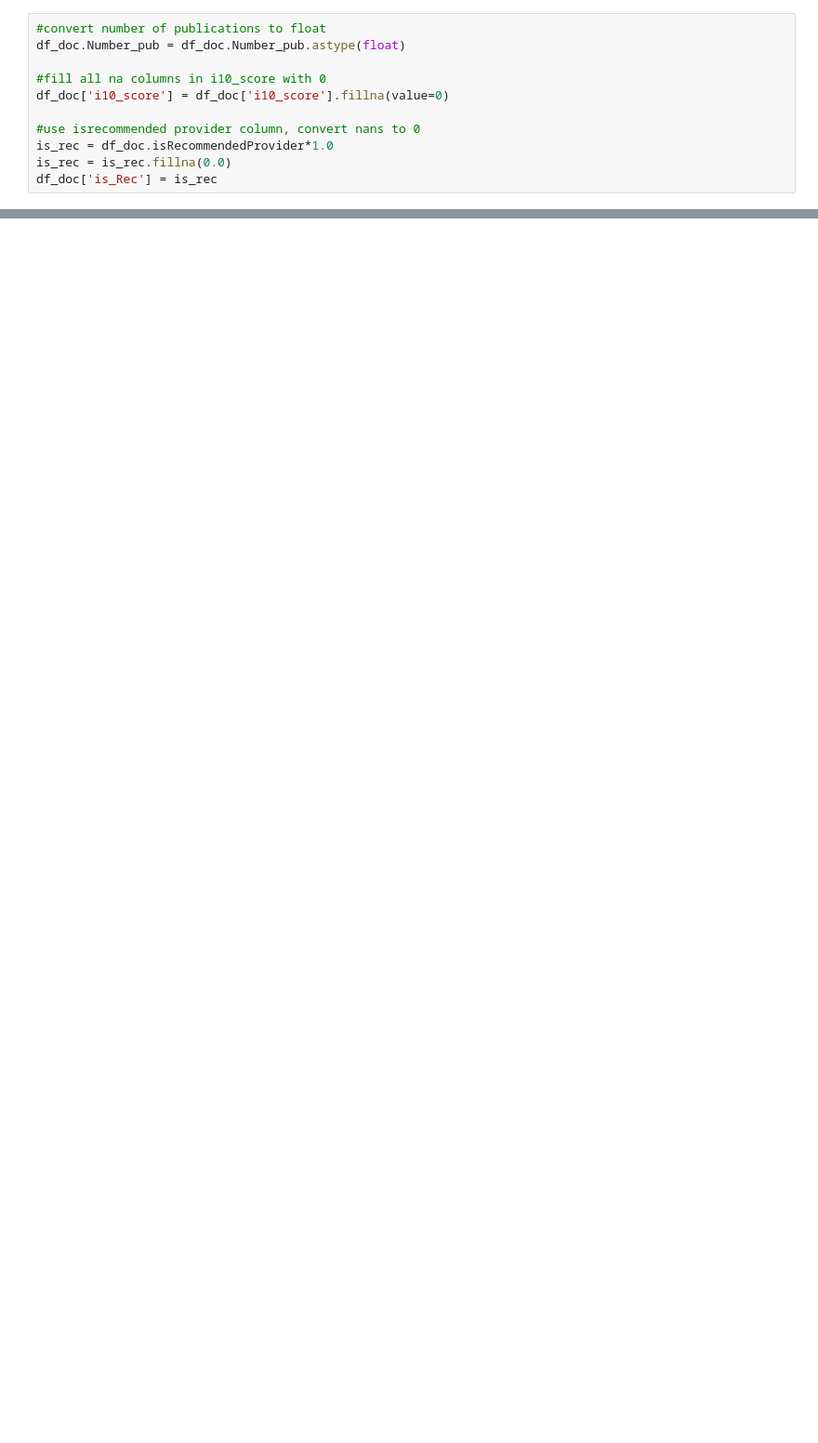
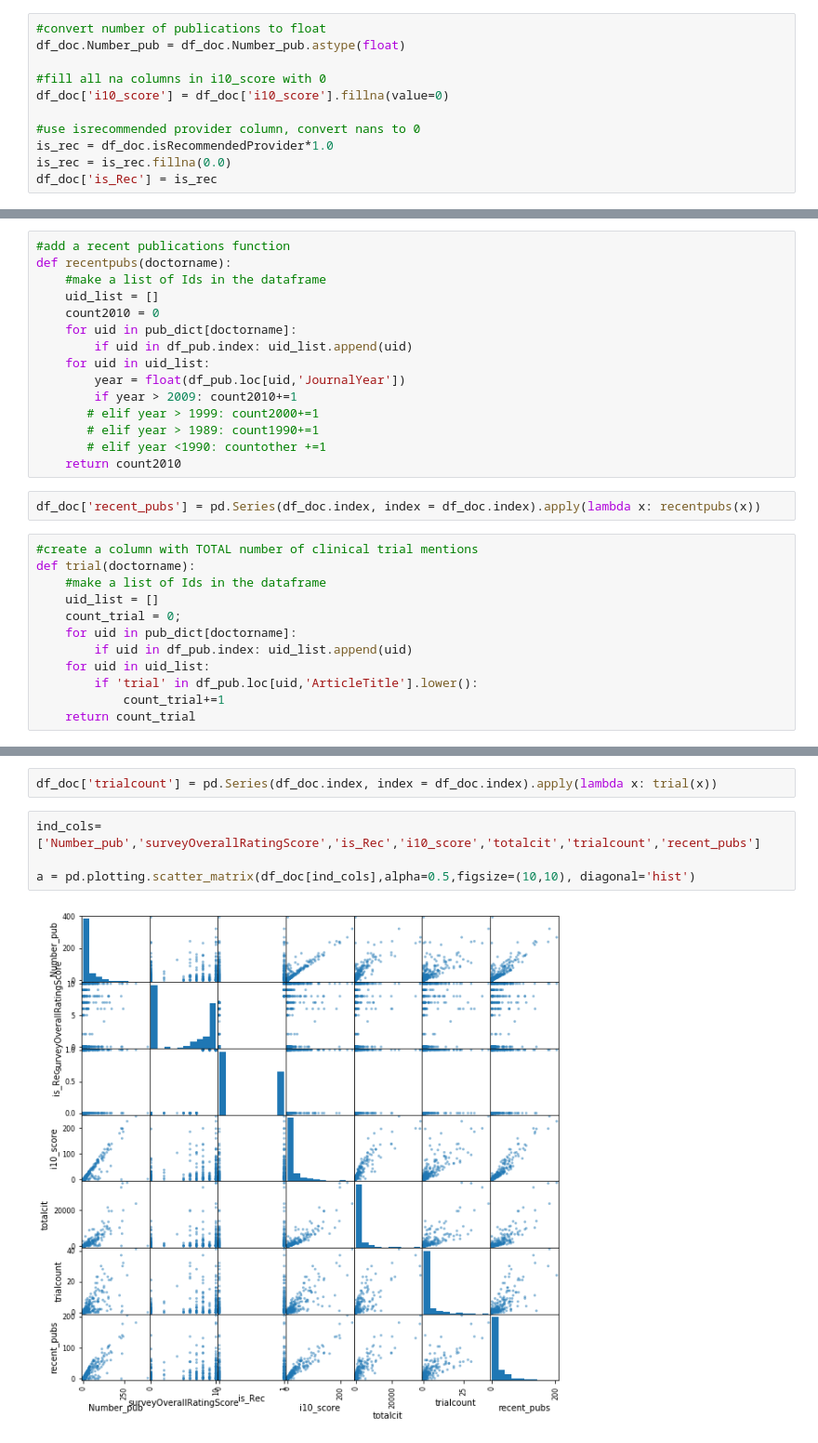
Before and after one commit to ycharm/InsightHealthDataScienceProject, a Jupyter notebook: Feature Engineering.ipynb, the cells around one changed output, grey strips where cells are left out. Shown at 93% size. Cells and saved outputs as stored; diff of their text form; blank space fills up the shorter version.

```diff
--- a/Feature Engineering.ipynb
+++ b/Feature Engineering.ipynb
@@ -510,0 +192,29 @@ array([[68,  8],
+# %%
+#add a recent publications function
+def recentpubs(doctorname):
+    #make a list of Ids in the dataframe
+    uid_list = []
+    count2010 = 0
+    for uid in pub_dict[doctorname]:
+        if uid in df_pub.index: uid_list.append(uid)
+    for uid in uid_list:
+        year = float(df_pub.loc[uid,'JournalYear'])
+        if year > 2009: count2010+=1
+       # elif year > 1999: count2000+=1
+       # elif year > 1989: count1990+=1
+       # elif year <1990: countother +=1
+    return count2010
+# %%
+df_doc['recent_pubs'] = pd.Series(df_doc.index, index = df_doc.index).apply(lambda x: recentpubs(x))
+# %%
+#create a column with TOTAL number of clinical trial mentions
+def trial(doctorname):
+    #make a list of Ids in the dataframe
+    uid_list = []
+    count_trial = 0;
+    for uid in pub_dict[doctorname]:
+        if uid in df_pub.index: uid_list.append(uid)
+    for uid in uid_list:
+        if 'trial' in df_pub.loc[uid,'ArticleTitle'].lower():
+            count_trial+=1
+    return count_trial
@@ -510,0 +225,8 @@ array([[68,  8],
+# %%
+df_doc['trialcount'] = pd.Series(df_doc.index, index = df_doc.index).apply(lambda x: trial(x))
+# %%
+ind_cols=['Number_pub','surveyOverallRatingScore','is_Rec','i10_score','totalcit','trialcount','recent_pubs']
+
+a = pd.plotting.scatter_matrix(df_doc[ind_cols],alpha=0.5,figsize=(10,10), diagonal='hist')
+# %% [output]
+[figure, added]
```
Also changed, not shown: parts of 56 cells of this notebook, 1 other file.
